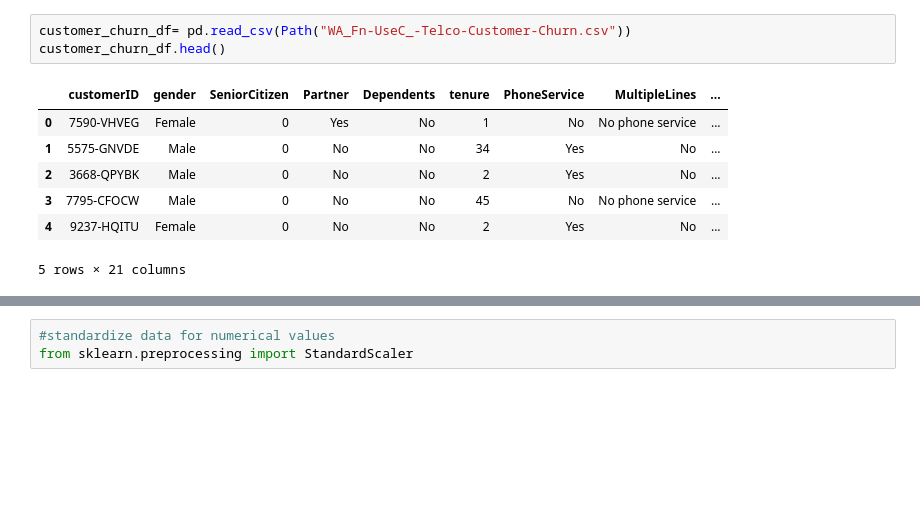
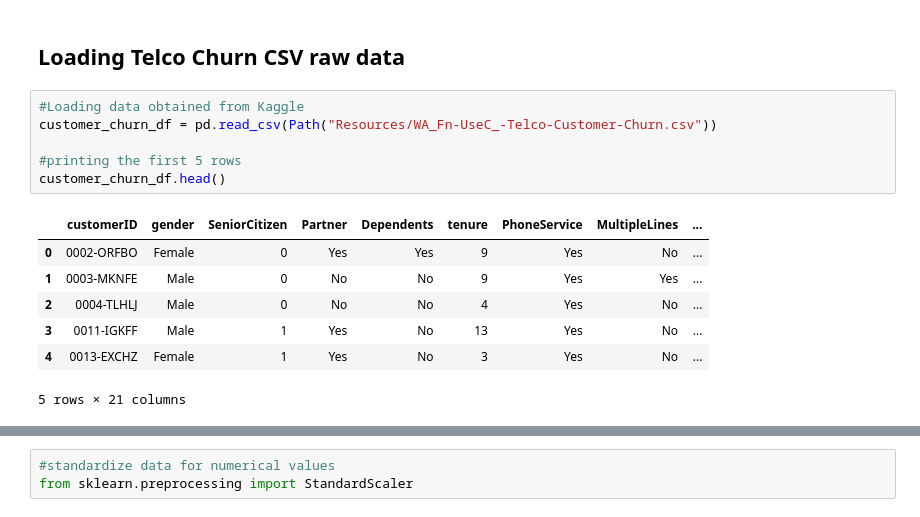
Before and after one commit to jjestrella/project_2_v2, a Jupyter notebook: chrun_prediction.ipynb, the cells around one changed output, grey strips where cells are left out. Saved outputs shown, nothing was run; the diff lists cells and outputs as text; blank space fills up the shorter version.

```diff
--- a/chrun_prediction.ipynb
+++ b/chrun_prediction.ipynb
@@ -4,11 +13,16 @@ from pathlib import Path
+# %% [markdown]
+## Loading Telco Churn CSV raw data
 # %%
-customer_churn_df= pd.read_csv(Path("WA_Fn-UseC_-Telco-Customer-Churn.csv"))
+#Loading data obtained from Kaggle
+customer_churn_df = pd.read_csv(Path("Resources/WA_Fn-UseC_-Telco-Customer-Churn.csv"))
+
+#printing the first 5 rows
 customer_churn_df.head()
 # %% [output]
 |  | customerID | gender | SeniorCitizen | Partner | Dependents | tenure | PhoneService | MultipleLines | ... |
-| 0 | 7590-VHVEG | Female | 0 | Yes | No | 1 | No | No phone service | ... |
-| 1 | 5575-GNVDE | Male | 0 | No | No | 34 | Yes | No | ... |
-| 2 | 3668-QPYBK | Male | 0 | No | No | 2 | Yes | No | ... |
-| 3 | 7795-CFOCW | Male | 0 | No | No | 45 | No | No phone service | ... |
-| 4 | 9237-HQITU | Female | 0 | No | No | 2 | Yes | No | ... |
+| 0 | 0002-ORFBO | Female | 0 | Yes | Yes | 9 | Yes | No | ... |
+| 1 | 0003-MKNFE | Male | 0 | No | No | 9 | Yes | Yes | ... |
+| 2 | 0004-TLHLJ | Male | 0 | No | No | 4 | Yes | No | ... |
+| 3 | 0011-IGKFF | Male | 1 | Yes | No | 13 | Yes | No | ... |
+| 4 | 0013-EXCHZ | Female | 1 | Yes | No | 3 | Yes | No | ... |
 5 rows × 21 columns
```
Also changed, not shown: parts of 43 cells of this notebook, 1 other file.
